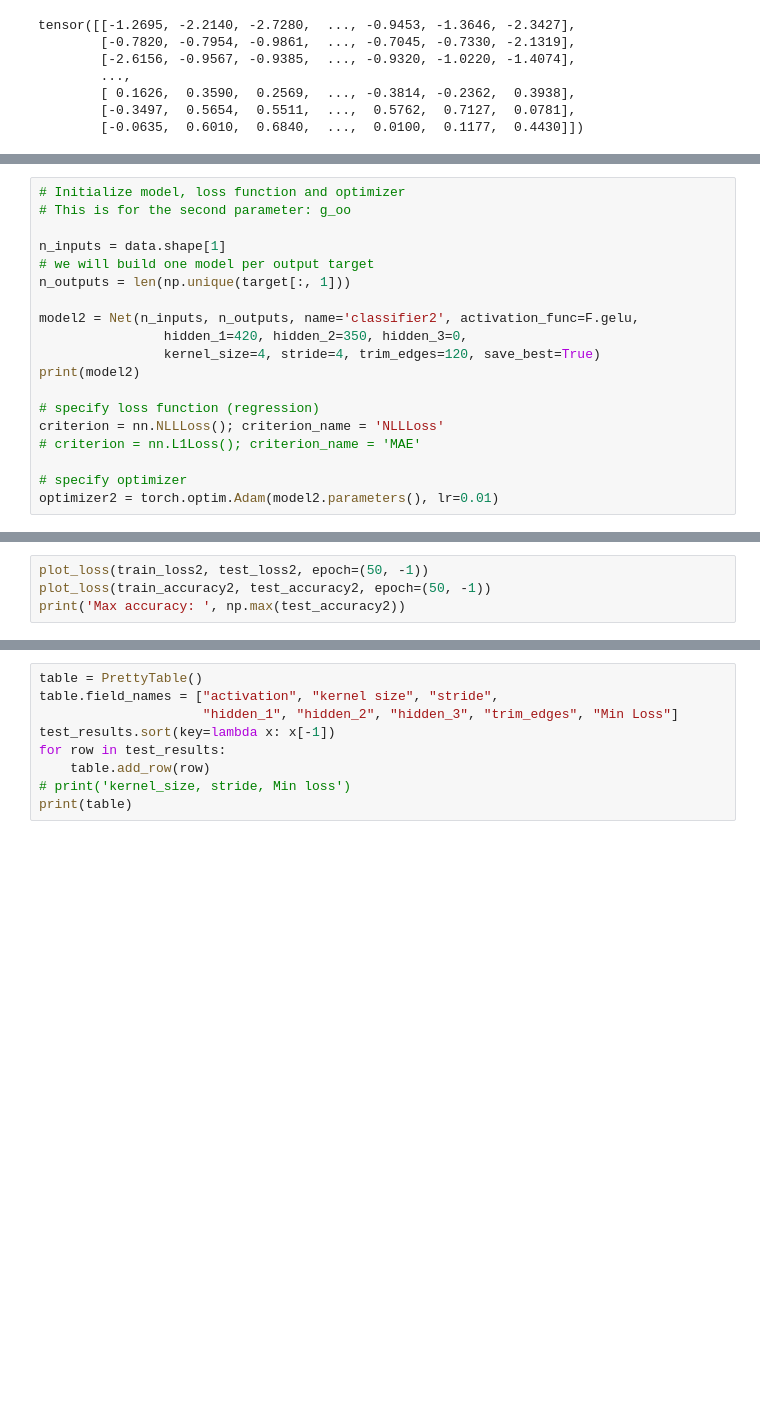
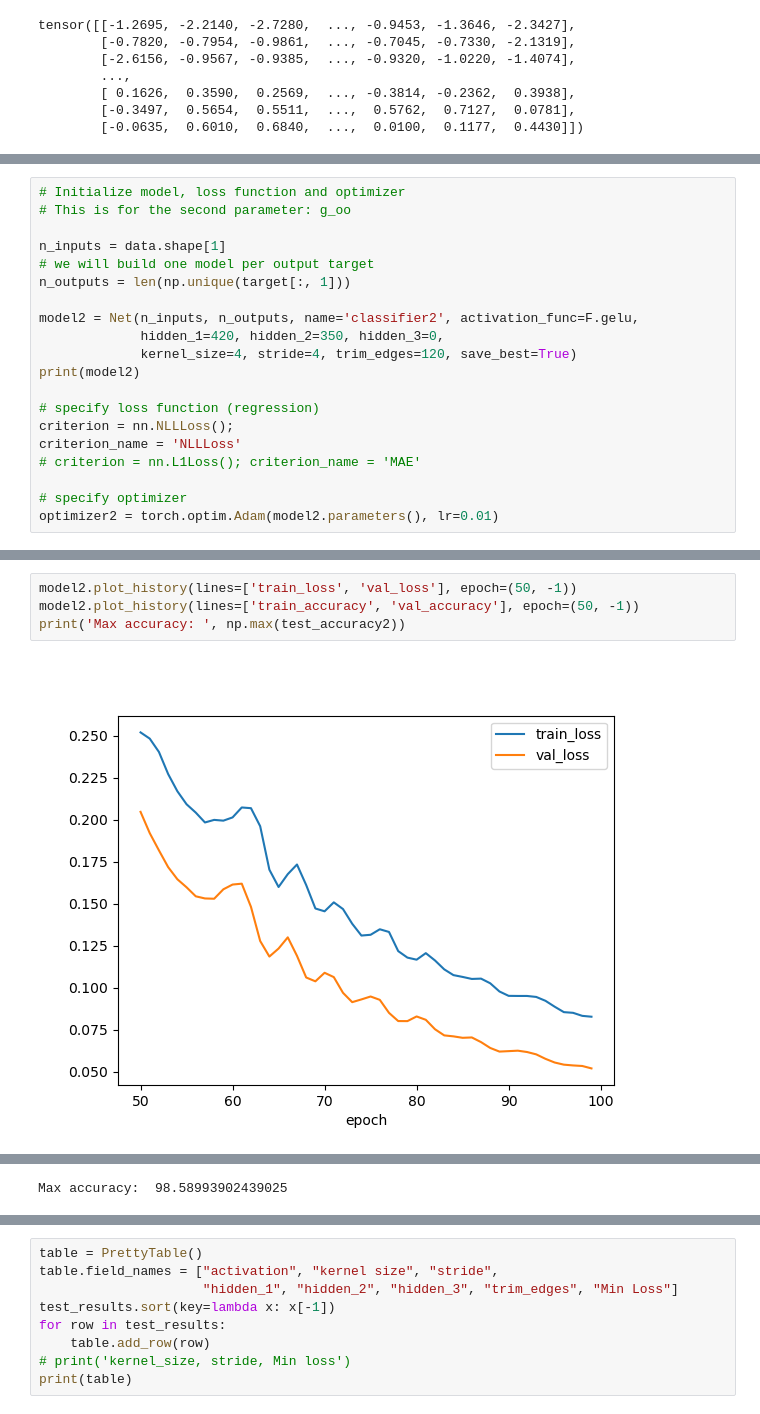
Before and after one commit to kiliakis/ML-LHC-closed-loop, a Jupyter notebook: pytorch-classifier-one-by-one.ipynb, the cells around one changed output, grey strips where cells are left out. Drawn from its saved outputs; the diff is of its cells as text; blank space fills up the shorter version.

```diff
--- a/pytorch-classifier-one-by-one.ipynb
+++ b/pytorch-classifier-one-by-one.ipynb
@@ -380,12 +222,13 @@ n_inputs = data.shape[1]
 n_outputs = len(np.unique(target[:, 1]))
 
 model2 = Net(n_inputs, n_outputs, name='classifier2', activation_func=F.gelu,
-                hidden_1=420, hidden_2=350, hidden_3=0,
-                kernel_size=4, stride=4, trim_edges=120, save_best=True)
+             hidden_1=420, hidden_2=350, hidden_3=0,
+             kernel_size=4, stride=4, trim_edges=120, save_best=True)
 print(model2)
 
 # specify loss function (regression)
-criterion = nn.NLLLoss(); criterion_name = 'NLLLoss'
+criterion = nn.NLLLoss();
+criterion_name = 'NLLLoss'
 # criterion = nn.L1Loss(); criterion_name = 'MAE'
 
 # specify optimizer
@@ -407,4 +268,6 @@ train_loss2, train_accuracy2, test_loss2, test_accuracy2 = model2.train_net(
 # %%
-plot_loss(train_loss2, test_loss2, epoch=(50, -1))
-plot_loss(train_accuracy2, test_accuracy2, epoch=(50, -1))
+model2.plot_history(lines=['train_loss', 'val_loss'], epoch=(50, -1))
+model2.plot_history(lines=['train_accuracy', 'val_accuracy'], epoch=(50, -1))
 print('Max accuracy: ', np.max(test_accuracy2))
+# %% [output]
+[figure, added]
@@ -411,3 +275,4 @@ print('Max accuracy: ', np.max(test_accuracy2))
+Max accuracy:  98.58993902439025
 # %%
 # Hyper parameter tuning
 # criterion = nn.L1Loss(); criterion_name = 'MAE'
```
Also changed, not shown: parts of 21 cells of this notebook, 2 other files.
